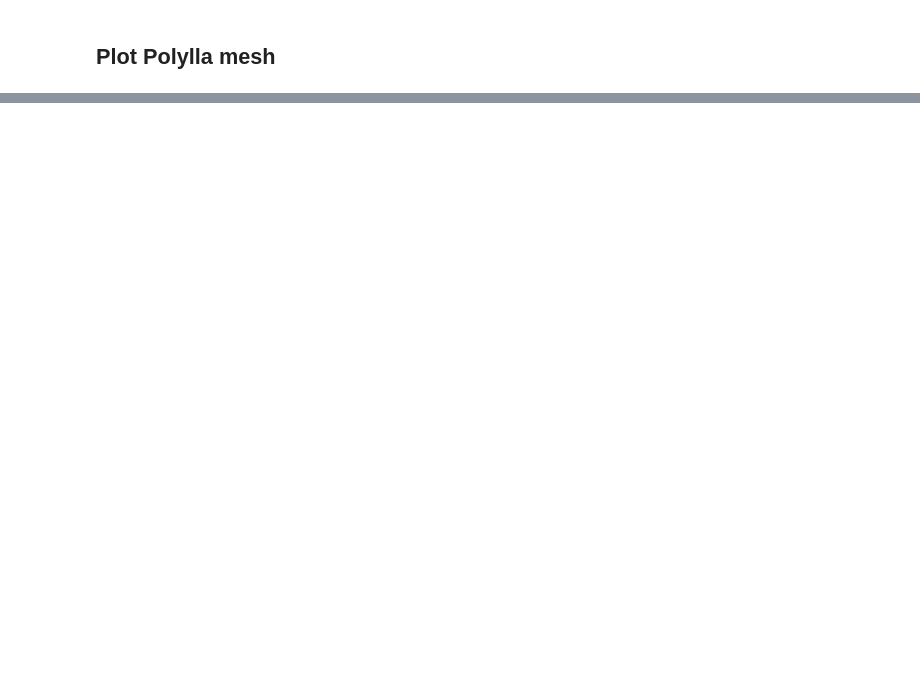
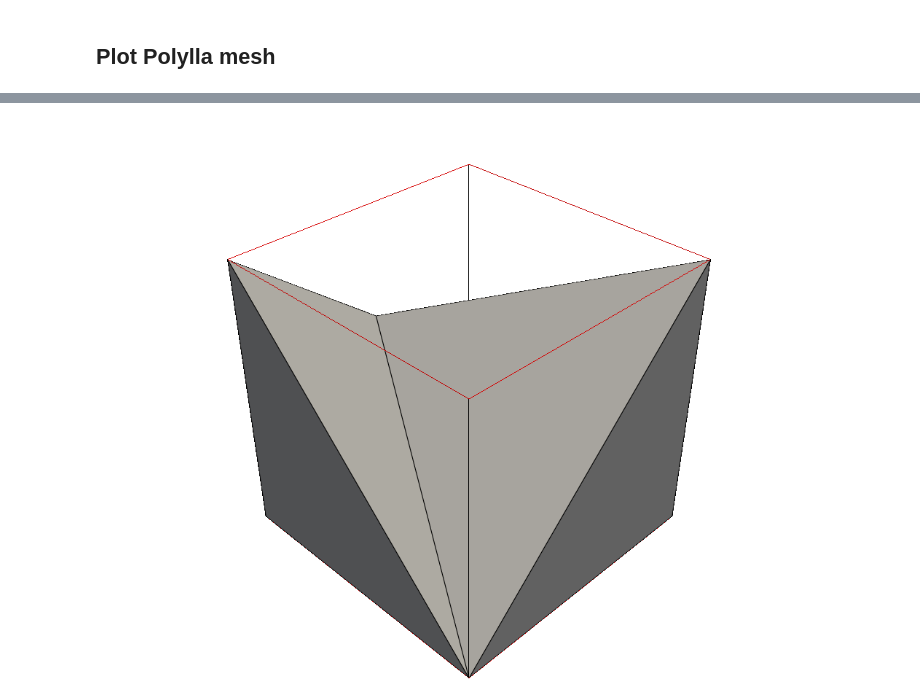
Before and after one commit to Magdalena-Alvarez/3D-Polylla, a Jupyter notebook: generatePolylla.ipynb, the cells around one changed output, grey strips where cells are left out. Cells and saved outputs as stored; diff of their text form; code cells hidden in the pictures; blank space fills up the shorter version.

```diff
--- a/generatePolylla.ipynb
+++ b/generatePolylla.ipynb
@@ -134,3 +147,70 @@ plotter.show(jupyter_backend='static')
+# %%
+import numpy as np
+import pyvista as pv
+
+polyhedral_mesh = polyllaFace_mesh_original.polyhedral_mesh
+
+list_of_cells = []
+
+face_list = polyllaFace_mesh_original.mesh.face_list
+node_list = polyllaFace_mesh_original.mesh.node_list
+
+polyhedral_list = []
+for poly in polyhedral_mesh:
+    nFaces = len(poly.faces)
+    nElements = nFaces*(3 + 1) + 1 # 3 vertices per face + 1 the number of vértices and + 1 for the number of faces
+    vtk_polyhedral = [nElements, nFaces]
+    for face in poly.faces:
+        vtk_polyhedral.append(3)
+        v1 = face_list[face].v1
+        v2 = face_list[face].v2
+        v3 = face_list[face].v3
+        vtk_polyhedral.extend([v1, v2, v3])
+    polyhedral_list.append(vtk_polyhedral)
+
+elements = np.hstack(polyhedral_list)
+nodes = np.hstack([[node_list[i].x, node_list[i].y, node_list[i].z] for i in range(len(node_list))])
+cell_type = np.empty(len(polyhedral_mesh), dtype='uint8')
+cell_type[:] = 42
+
+grid = pv.UnstructuredGrid(elements, cell_type, nodes)
+
+# Calculate centroids of each polyhedral cell
+cell_center = []
+for poly in polyhedral_mesh:
+    unique_vertices = []
+    for face in poly.faces:
+        v1 = face_list[face].v1
+        v2 = face_list[face].v2
+        v3 = face_list[face].v3
+        unique_vertices.extend([v1, v2, v3])
+    #remove duplicates
+    unique_vertices = list(set(unique_vertices))
+    centroid = [0.0, 0.0, 0.0]
+    for vertex in unique_vertices:
+        centroid[0] += node_list[vertex].x
+        centroid[1] += node_list[vertex].y
+        centroid[2] += node_list[vertex].z
+    centroid[0] /= len(unique_vertices)
+    centroid[1] /= len(unique_vertices)
+    centroid[2] /= len(unique_vertices)
+    cell_center.append(centroid.copy())
+
+cell_center = np.vstack(cell_center)
+
+# extract cells below the 0 xy plane
+mask = cell_center[:, 2] < 0.5
+cell_ind = mask.nonzero()[0]
+subgrid = grid.extract_cells(cell_ind)
+# advanced plotting
+plotter = pv.Plotter(notebook=True)
+plotter.background_color = 'white'
+plotter.add_mesh(subgrid, 'lightgrey', lighting=True, show_edges=True)
+plotter.add_mesh(pv.Cube(center=(0.5, 0.5, 0.5)), 'r', 'wireframe')
+#plotter.add_legend([[' Input Mesh ', 'r'], [' Tessellated Mesh ', 'black']])
+plotter.show(jupyter_backend='static')
+# %% [output]
+[figure, added]
 # %%
 from pyvista import examples
 
```
Also changed, not shown: parts of 4 cells of this notebook, 16 other files.
